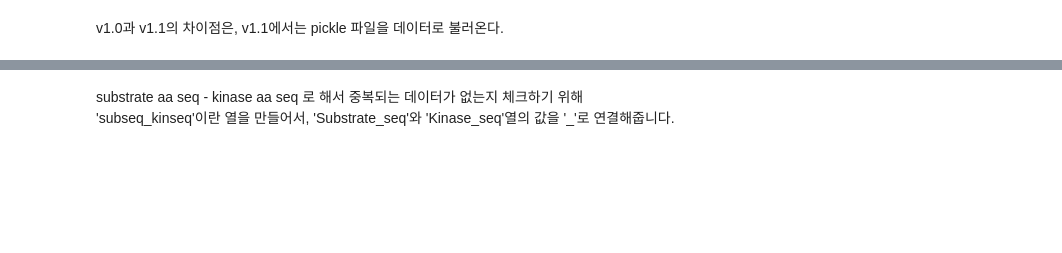
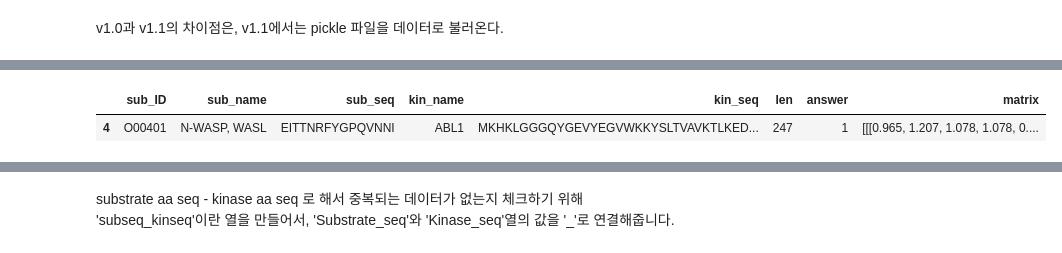
Before and after one commit to jeguring/2022_phosphorylaytion_prediction, a Jupyter notebook: EDA/220502_pp-pred_train-test-duplicate-comparison_v1.1_HB.ipynb, the cells around one changed output, grey strips where cells are left out. Saved outputs shown, nothing was run; the diff lists cells and outputs as text; code cells hidden in the pictures; blank space fills up the shorter version.

```diff
--- a/EDA/220502_pp-pred_train-test-duplicate-comparison_v1.1_HB.ipynb
+++ b/EDA/220502_pp-pred_train-test-duplicate-comparison_v1.1_HB.ipynb
@@ -83,0 +76,9 @@ len(df_train_human)/len(df_train)
+# %%
+df_test.head(1)
+df_test = df_test.loc[:,['Substrate accession number','Substrate Gene name/s','SITE_+/-7_AA','Phosphorylating protein kinases','KINseq','Length','answer','matrix']]
+df_test.head(1)
+df_test.columns = ['sub_ID', 'sub_name', 'sub_seq', 'kin_name', 'kin_seq', 'len', 'answer', 'matrix']
+df_test.head(1)
+# %% [output]
+|  | sub_ID | sub_name | sub_seq | kin_name | kin_seq | len | answer | matrix |
+| 4 | O00401 | N-WASP, WASL | EITTNRFYGPQVNNI | ABL1 | MKHKLGGGQYGEVYEGVWKKYSLTVAVKTLKED... | 247 | 1 | [[[0.965, 1.207, 1.078, 1.078, 0.... |
```
Also changed, not shown: parts of 40 cells of this notebook.
